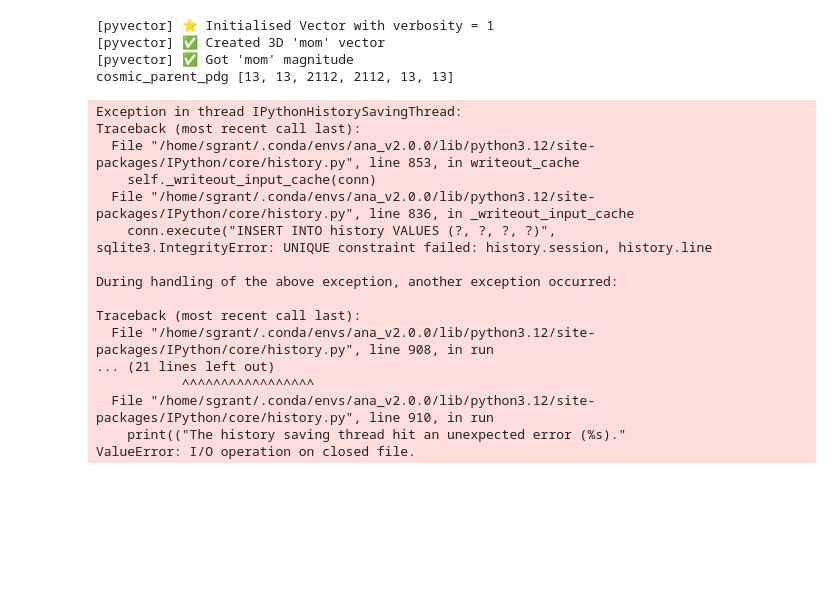
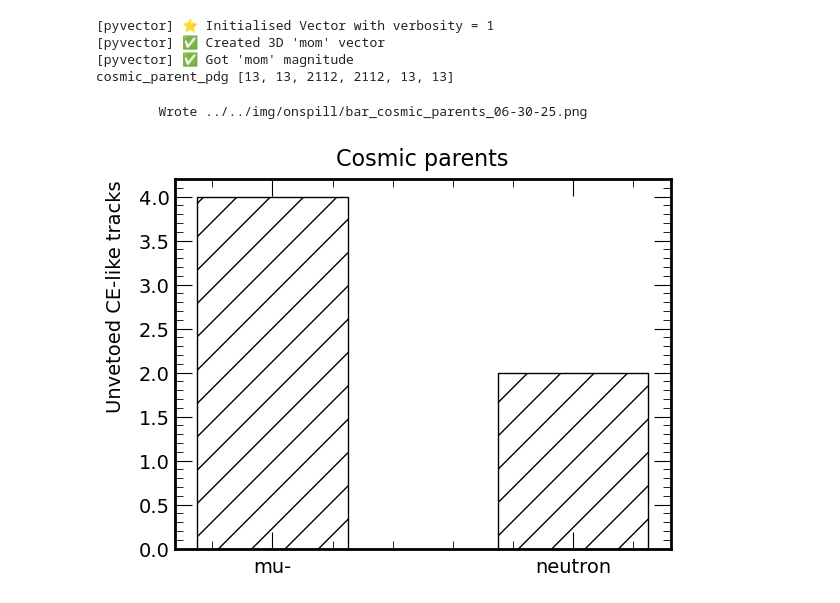
Before and after one commit to victordorojan/mu2e_cosmic_ana, a Jupyter notebook: ana/onspill/ana.ipynb, the cells around one changed output. Cells and saved outputs as stored; diff of their text form; code cells hidden in the pictures; blank space fills up the shorter version.

```diff
--- a/ana/onspill/ana.ipynb
+++ b/ana/onspill/ana.ipynb
@@ -566,18 +415,0 @@ For detailed analysis
-# %%
-def combine_arrays(results):
-    """Combine filtered arrays from multiple files
-    """
-    arrays_to_combine = []
-    # Check if we have results
-    if not results:
-        return None
-    # Loop through all files
-    for result in results: #
-        array = ak.Array(result["filtered_data"])
-        if len(array) == 0:
-            continue
-        # Concatenate arrays
-        arrays_to_combine.append(array)
-    return ak.concatenate(arrays_to_combine)
-
-data = combine_arrays(results)
@@ -590,13 +415,0 @@ data = combine_arrays(results)
-# %%
-printer = Print(verbose=True)
-
-fout = f"../../txt/{spill}/background_events_verbose_{tag}.txt"
-import sys
-# Redirect stdout to file
-with open(fout, "w") as f:
-    old_stdout = sys.stdout
-    sys.stdout = f
-    printer.print_n_events(data, n_events=len(data))
-    # Restore stdout
-    sys.stdout = old_stdout
-    print(f"Wrote {fout}")
@@ -609,5 +482,4 @@ These are `trkmcsim` entries of rank -1, with the highest momentum.
 # %%
-data = combine_arrays(results)
 vector = Vector()
 
 def is_cosmic_parent(data):
@@ -690,48 +562,33 @@ def BarChart(data, label_dict, title=None, xlabel=None, ylabel=None, fout="bar_c
     ax.set_xticks(indices)
     ax.set_xticklabels(unique_labels, rotation=0) # 45)
 
     # Set labels for the chart
     ax.set_title(title, fontsize=16, pad=10)
     ax.set_xlabel(xlabel, fontsize=14, labelpad=10)
     ax.set_ylabel(ylabel, fontsize=14, labelpad=10)
 
     # Set font size of tick labels on x and y axes
     ax.tick_params(axis='x', labelsize=14)  # Set x-axis tick label font size
     ax.tick_params(axis='y', labelsize=14)  # Set y-axis tick label font size
 
     if ax.get_ylim()[1] > 999:
         ax.yaxis.set_major_formatter(ScalarFormatter(useMathText=True))
         ax.ticklabel_format(style='sci', axis='y', scilimits=(0,0))
         ax.yaxis.offsetText.set_fontsize(14)
 
     # Save the figure
     plt.savefig(fout, dpi=NDPI, bbox_inches="tight")
     print("\tWrote", fout)
 
 
 BarChart(
     cosmic_parent_pdg,
     pdg_to_label,
     title="Cosmic parents",
     ylabel="Unvetoed CE-like tracks",
-    fout=f"../../img/{spill}/bar_cosmic_parents_{tag}.png"
+    fout=f"../../img/{ds_type}/bar_cosmic_parents_{tag}.png"
 
 )
 # %% [output]
-Exception in thread IPythonHistorySavingThread:
-Traceback (most recent call last):
-  File "/home/sgrant/.conda/envs/ana_v2.0.0/lib/python3.12/site-packages/IPython/core/history.py", line 853, in writeout_cache
-    self._writeout_input_cache(conn)
-  File "/home/sgrant/.conda/envs/ana_v2.0.0/lib/python3.12/site-packages/IPython/core/history.py", line 836, in _writeout_input_cache
-    conn.execute("INSERT INTO history VALUES (?, ?, ?, ?)",
-sqlite3.IntegrityError: UNIQUE constraint failed: history.session, history.line
-
-During handling of the above exception, another exception occurred:
-
-Traceback (most recent call last):
-  File "/home/sgrant/.conda/envs/ana_v2.0.0/lib/python3.12/site-packages/IPython/core/history.py", line 908, in run
-... (21 lines left out)
-           ^^^^^^^^^^^^^^^^^
-  File "/home/sgrant/.conda/envs/ana_v2.0.0/lib/python3.12/site-packages/IPython/core/history.py", line 910, in run
-    print(("The history saving thread hit an unexpected error (%s)."
-ValueError: I/O operation on closed file.
+        Wrote ../../img/onspill/bar_cosmic_parents_06-30-25.png
+[figure, added]
```
Also changed, not shown: parts of 29 cells of this notebook, 6 other files.
